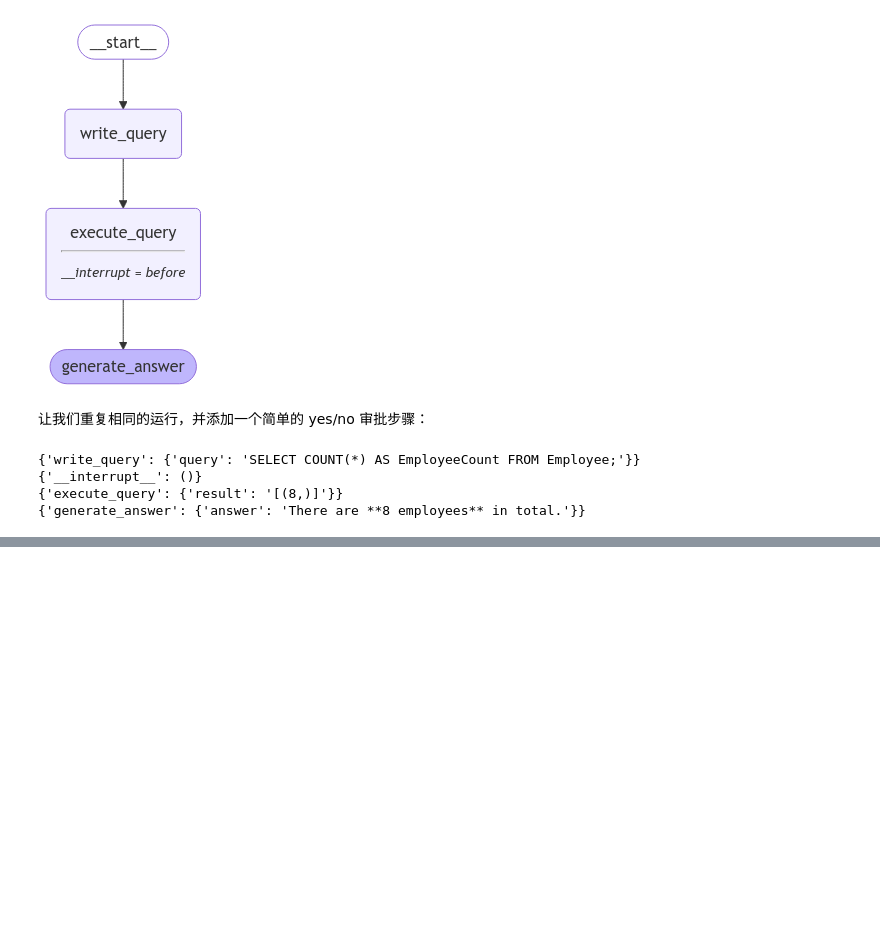
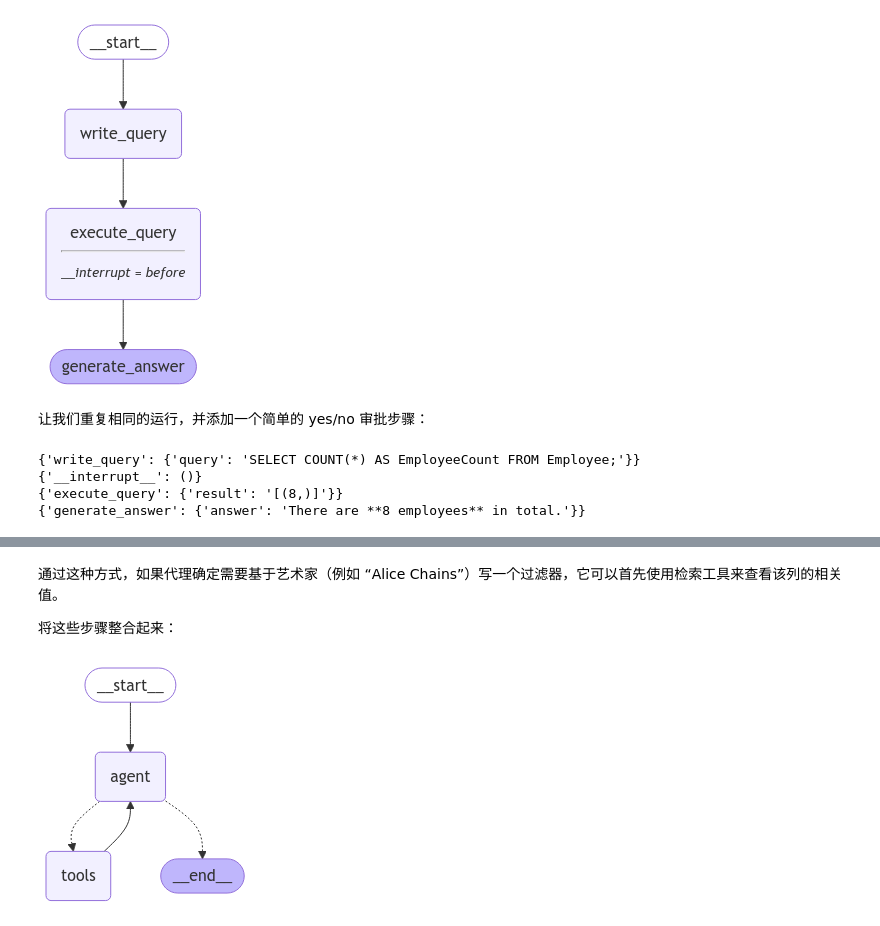
Before and after one commit to zhengjie9510/learn-langgraph, a Jupyter notebook: LangChain/Tutorials/Build a Question Answering system over SQL data.ipynb, the cells around one changed output, grey strips where cells are left out. Cells and saved outputs as stored; diff of their text form; code cells hidden in the pictures; blank space fills up the shorter version.

```diff
--- a/LangChain/Tutorials/Build a Question Answering system over SQL data.ipynb
+++ b/LangChain/Tutorials/Build a Question Answering system over SQL data.ipynb
@@ -264,0 +428,4 @@ else:
+# %%
+from langchain_community.embeddings import DashScopeEmbeddings
+
+embeddings = DashScopeEmbeddings(model="text-embedding-v3")
@@ -264,0 +434,4 @@ else:
+# %%
+from langchain_core.vectorstores import InMemoryVectorStore
+
+vector_store = InMemoryVectorStore(embeddings)
@@ -264,0 +440,15 @@ else:
+# %%
+from langchain.agents.agent_toolkits import create_retriever_tool
+
+_ = vector_store.add_texts(artists + albums)
+retriever = vector_store.as_retriever(search_kwargs={"k": 5})
+description = (
+    "Use to look up values to filter on. Input is an approximate spelling "
+    "of the proper noun, output is valid proper nouns. Use the noun most "
+    "similar to the search."
+)
+retriever_tool = create_retriever_tool(
+    retriever,
+    name="search_proper_nouns",
+    description=description,
+)
@@ -264,0 +469,21 @@ else:
+# %% [markdown]
+通过这种方式，如果代理确定需要基于艺术家（例如 “Alice Chains”）写一个过滤器，它可以首先使用检索工具来查看该列的相关值。
+
+将这些步骤整合起来：
+# %%
+# Add to system message
+suffix = (
+    "If you need to filter on a proper noun like a Name, you must ALWAYS first look up "
+    "the filter value using the 'search_proper_nouns' tool! Do not try to "
+    "guess at the proper name - use this function to find similar ones."
+)
+
+system = f"{system_message}\n\n{suffix}"
+
+tools.append(retriever_tool)
+
+agent = create_react_agent(llm, tools, prompt=system)
+
+display(Image(agent.get_graph().draw_mermaid_png()))
+# %% [output]
+[figure, added]
```
Also changed, not shown: parts of 22 cells of this notebook.
